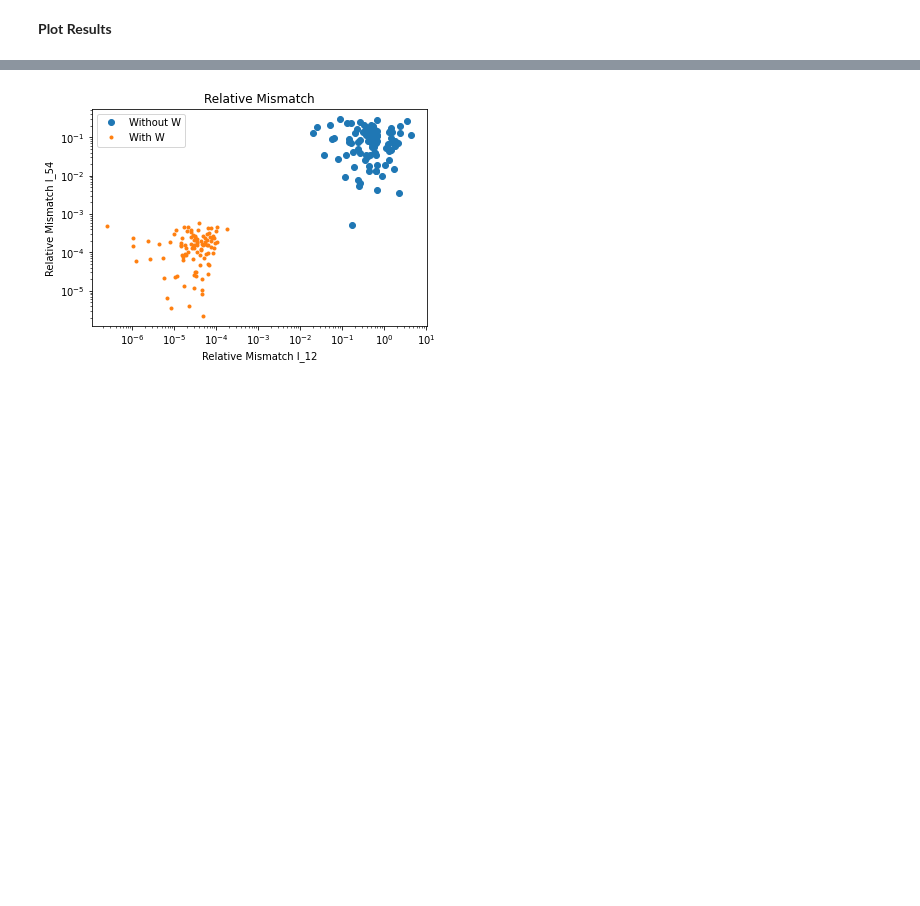
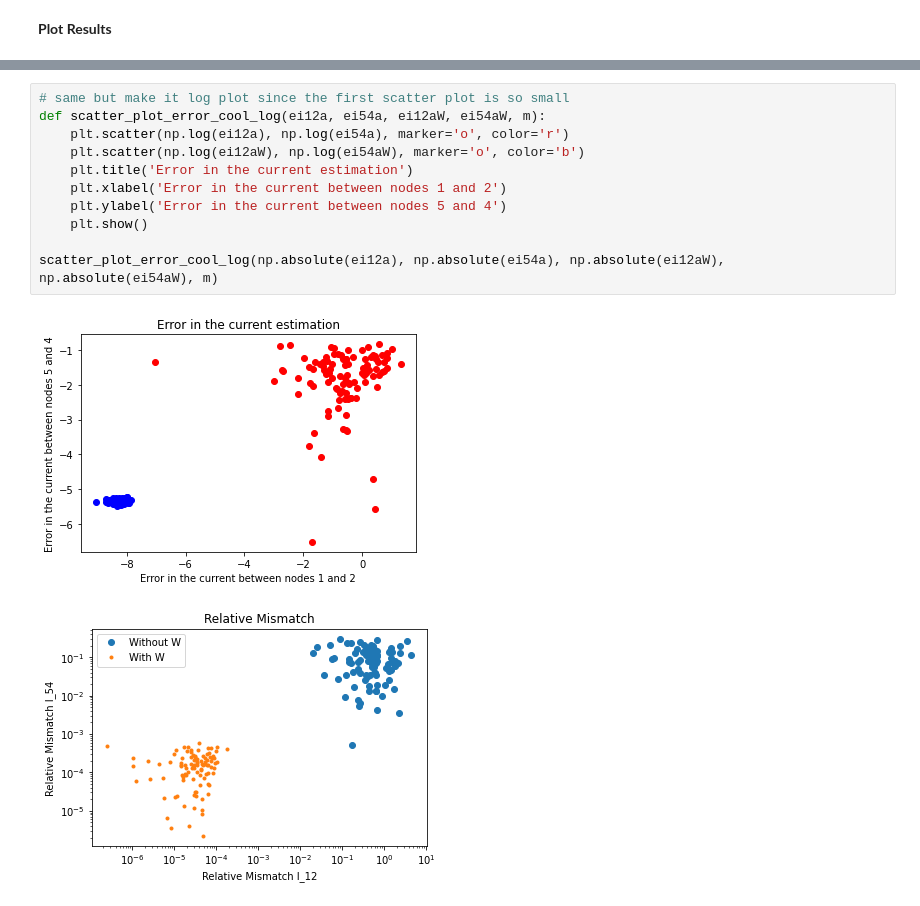
Before and after one commit to leobt23/ADRI, a Jupyter notebook: tpc3/Aula3_Students.ipynb, the cells around one changed output, grey strips where cells are left out. Cells and saved outputs as stored; diff of their text form; blank space fills up the shorter version.

```diff
--- a/tpc3/Aula3_Students.ipynb
+++ b/tpc3/Aula3_Students.ipynb
@@ -317,3 +342,16 @@ plt.show()
+# %%
+# same but make it log plot since the first scatter plot is so small
+def scatter_plot_error_cool_log(ei12a, ei54a, ei12aW, ei54aW, m):
+    plt.scatter(np.log(ei12a), np.log(ei54a), marker='o', color='r')
+    plt.scatter(np.log(ei12aW), np.log(ei54aW), marker='o', color='b')
+    plt.title('Error in the current estimation')
+    plt.xlabel('Error in the current between nodes 1 and 2')
+    plt.ylabel('Error in the current between nodes 5 and 4')
+    plt.show()
+
+scatter_plot_error_cool_log(np.absolute(ei12a), np.absolute(ei54a), np.absolute(ei12aW), np.absolute(ei54aW), m)
+# %% [output]
+[figure, added]
 # %%
 # %% [output]
 [figure]
```
Also changed, not shown: parts of 14 cells of this notebook.
